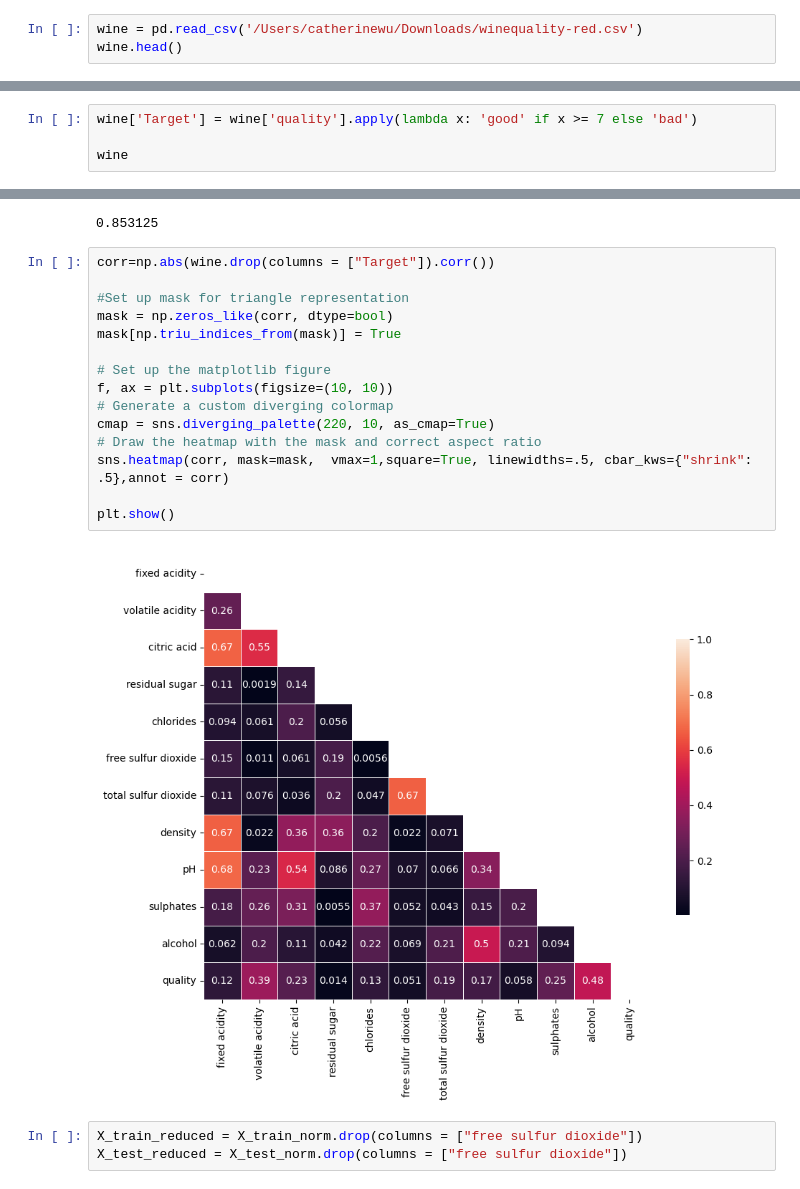
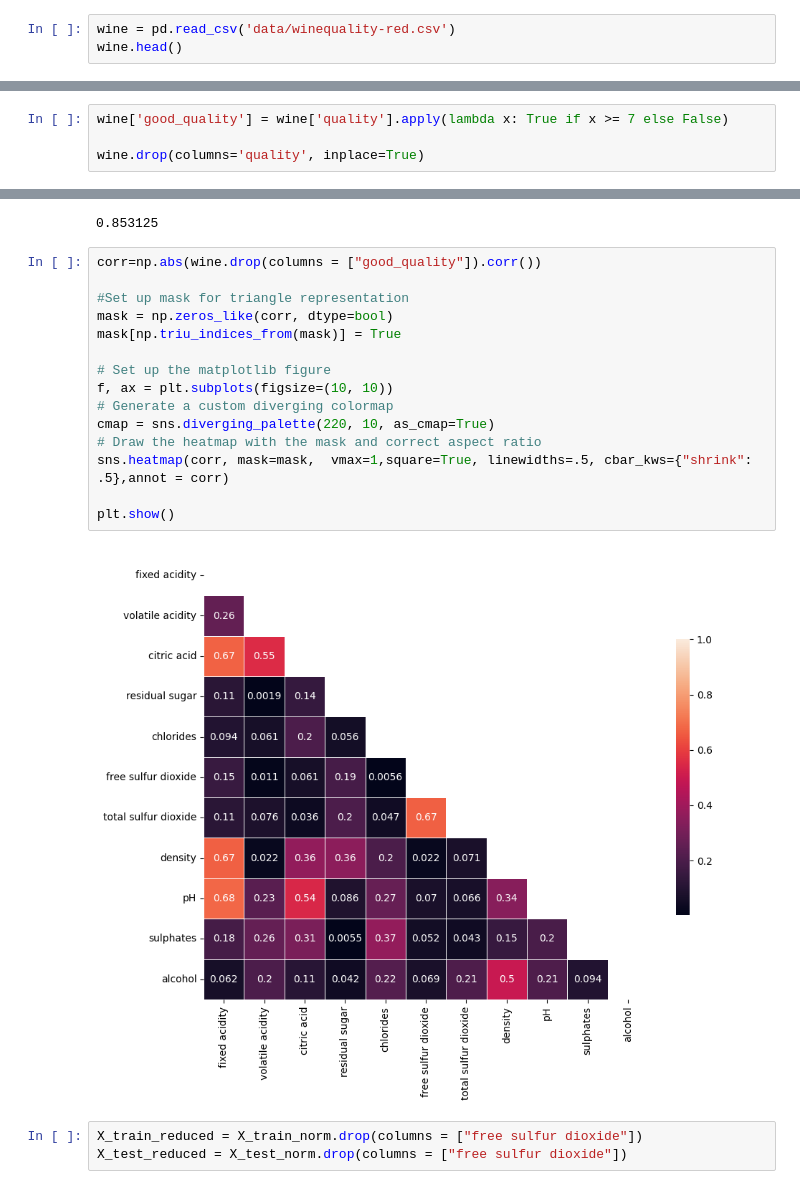
Before and after one commit to mrtimN/rewine, a Jupyter notebook: WINE.ipynb, the cells around one changed output, grey strips where cells are left out. Cells and saved outputs as stored; diff of their text form.

Commit message:
Fixed target, Logistic Regression added

```diff
--- a/WINE.ipynb
+++ b/WINE.ipynb
@@ -11,7 +13,7 @@ from sklearn.neighbors import KNeighborsRegressor
 
 from sklearn.preprocessing import MinMaxScaler, StandardScaler
 # %%
-wine = pd.read_csv('/Users/catherinewu/Downloads/winequality-red.csv')
+wine = pd.read_csv('data/winequality-red.csv')
 wine.head()
 # %% [output]
 |  | fixed acidity | volatile acidity | citric acid | residual sugar | chlorides | free sulfur dioxide | ... |
@@ -57,6 +59,6 @@ The percentage of empty cells in column sulphates is 0.0 %.
 The percentage of empty cells in column alcohol is 0.0 %.
 The percentage of empty cells in column quality is 0.0 %.
 # %%
-wine['Target'] = wine['quality'].apply(lambda x: 'good' if x >= 7 else 'bad')
+wine['good_quality'] = wine['quality'].apply(lambda x: True if x >= 7 else False)
 
-wine
+wine.drop(columns='quality', inplace=True)
@@ -202,22 +201,22 @@ knn.score(X_test_norm, y_test)
 # %% [output]
 0.853125
 # %%
-corr=np.abs(wine.drop(columns = ["Target"]).corr())
+corr=np.abs(wine.drop(columns = ["good_quality"]).corr())
 
 #Set up mask for triangle representation
 mask = np.zeros_like(corr, dtype=bool)
 mask[np.triu_indices_from(mask)] = True
 
 # Set up the matplotlib figure
 f, ax = plt.subplots(figsize=(10, 10))
 # Generate a custom diverging colormap
 cmap = sns.diverging_palette(220, 10, as_cmap=True)
 # Draw the heatmap with the mask and correct aspect ratio
 sns.heatmap(corr, mask=mask,  vmax=1,square=True, linewidths=.5, cbar_kws={"shrink": .5},annot = corr)
 
 plt.show()
 # %% [output]
-[figure, old version]
+[figure, new version]
 # %%
 X_train_reduced = X_train_norm.drop(columns = ["free sulfur dioxide"])
 X_test_reduced = X_test_norm.drop(columns = ["free sulfur dioxide"])
```
Also changed, not shown: parts of 21 cells of this notebook, 1 other file.
